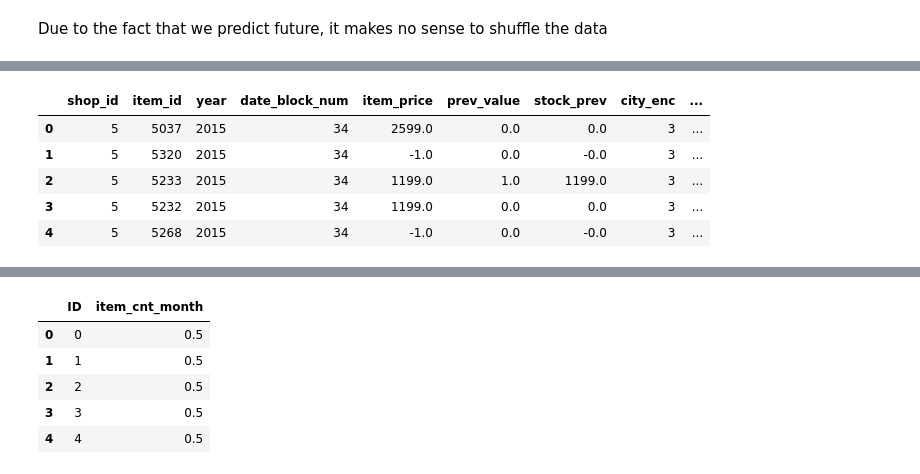
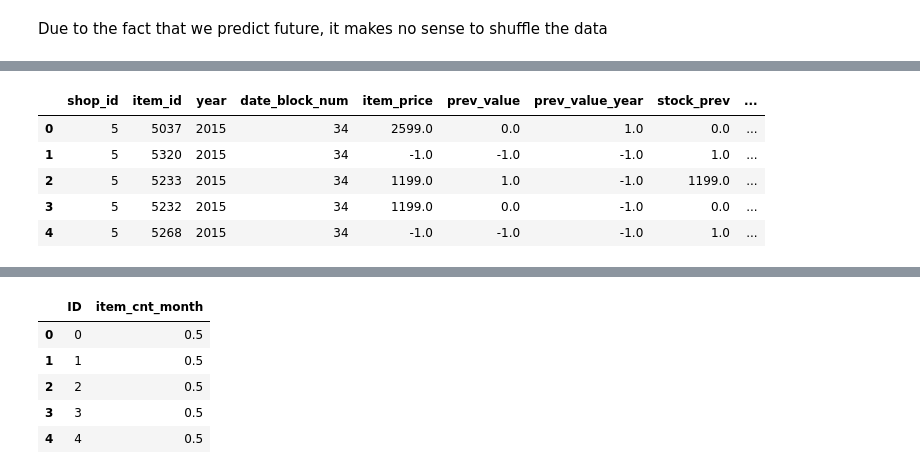
Before and after one commit to TayJen/HSE-Practice, a Jupyter notebook: HSE XGBoost Model Optimization.ipynb, the cells around one changed output, grey strips where cells are left out. Drawn from its saved outputs; the diff is of its cells as text; code cells hidden in the pictures.

```diff
--- a/HSE XGBoost Model Optimization.ipynb
+++ b/HSE XGBoost Model Optimization.ipynb
@@ -95,17 +95,17 @@ RMSE: 3.33
 # print('RMSLE: %.2f' % (msle ** (0.5)))
 # %%
 dest = '/content/drive/MyDrive/HSE Final Project/to_test'
-name = 'submit_3_test.csv'
+name = 'submit_5_test.csv'
 
 test_df = pd.read_csv(dest + '/' + name)
 test_df.head()
 # %% [output]
-|  | shop_id | item_id | year | date_block_num | item_price | prev_value | stock_prev | city_enc | ... |
-| 0 | 5 | 5037 | 2015 | 34 | 2599.0 | 0.0 | 0.0 | 3 | ... |
-| 1 | 5 | 5320 | 2015 | 34 | -1.0 | 0.0 | -0.0 | 3 | ... |
-| 2 | 5 | 5233 | 2015 | 34 | 1199.0 | 1.0 | 1199.0 | 3 | ... |
-| 3 | 5 | 5232 | 2015 | 34 | 1199.0 | 0.0 | 0.0 | 3 | ... |
-| 4 | 5 | 5268 | 2015 | 34 | -1.0 | 0.0 | -0.0 | 3 | ... |
+|  | shop_id | item_id | year | date_block_num | item_price | prev_value | prev_value_year | stock_prev | ... |
+| 0 | 5 | 5037 | 2015 | 34 | 2599.0 | 0.0 | 1.0 | 0.0 | ... |
+| 1 | 5 | 5320 | 2015 | 34 | -1.0 | -1.0 | -1.0 | 1.0 | ... |
+| 2 | 5 | 5233 | 2015 | 34 | 1199.0 | 1.0 | -1.0 | 1199.0 | ... |
+| 3 | 5 | 5232 | 2015 | 34 | 1199.0 | 0.0 | -1.0 | 0.0 | ... |
+| 4 | 5 | 5268 | 2015 | 34 | -1.0 | -1.0 | -1.0 | 1.0 | ... |
 # %%
 test_pred = xgbr.predict(test_df)
 print(test_pred)
```
Also changed, not shown: parts of 7 cells of this notebook.
